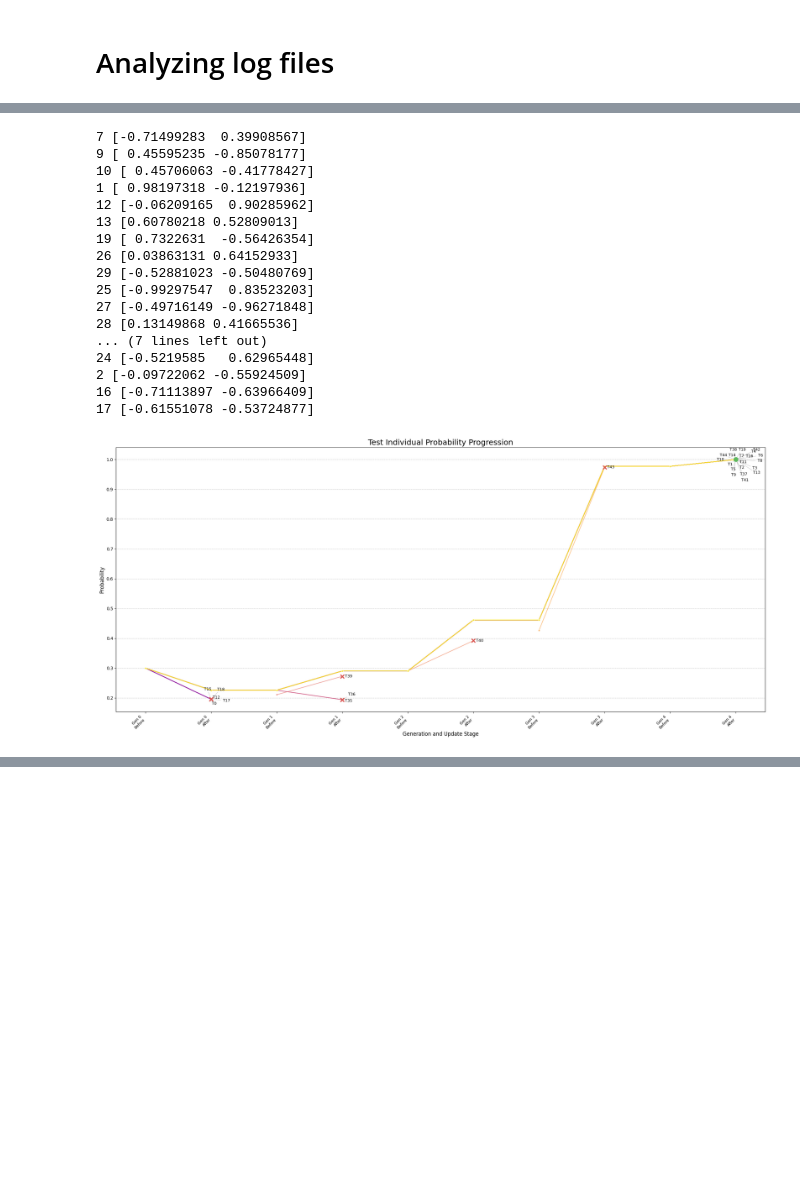
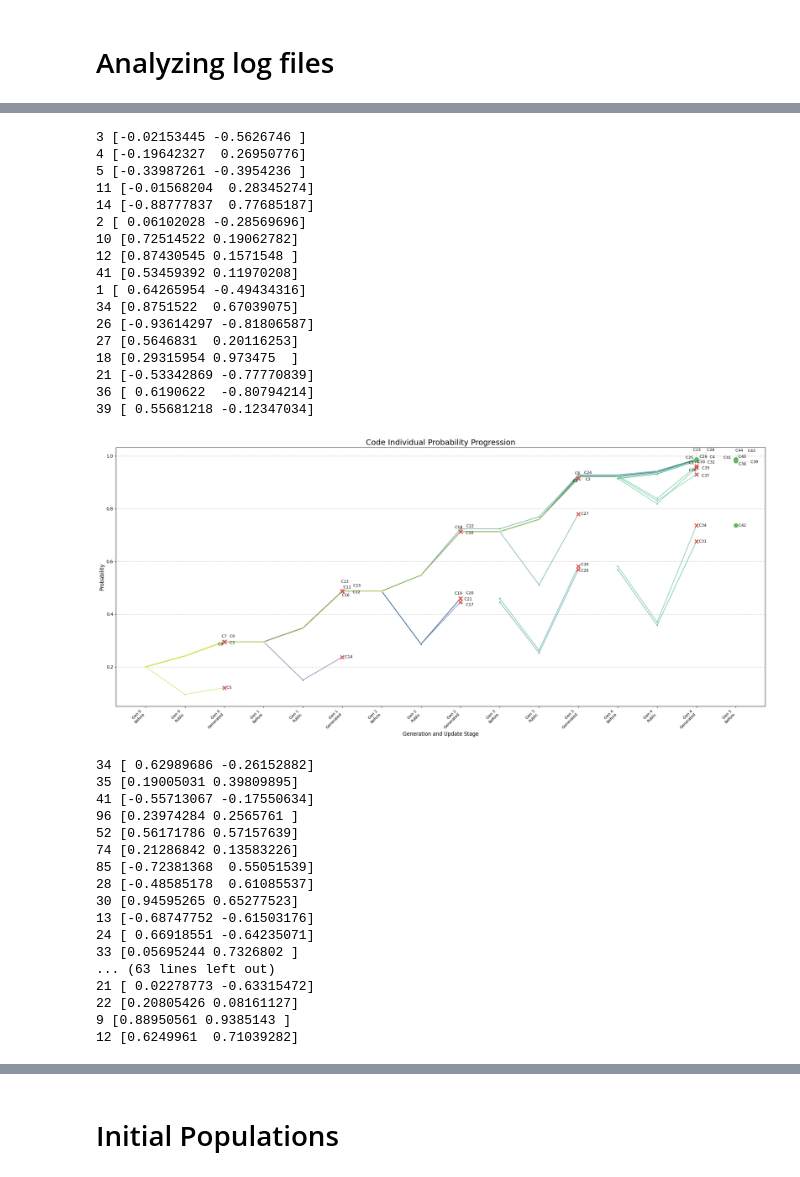
Before and after one commit to wso2-incubator/BACE, a Jupyter notebook: Experiments/notebooks/coevolution/gen_log_analyzer.ipynb, the cells around one changed output, grey strips where cells are left out. Cells and saved outputs as stored; diff of their text form; code cells hidden in the pictures; blank space fills up the shorter version.

```diff
--- a/Experiments/notebooks/coevolution/gen_log_analyzer.ipynb
+++ b/Experiments/notebooks/coevolution/gen_log_analyzer.ipynb
@@ -1416,7 +1372,7 @@ import sys
 
 LOG_FILE = '../../../logs/coevolution_run_20251117.log'
 
-RUN_TO_ANALYZE = 'test_025'
+RUN_TO_ANALYZE = 'test_043'
 PROBLEM_TO_ANALYZE = '3233'
 
 logger.remove()
@@ -1562,22 +1514,39 @@ plot_full_coevolution_dashboard(code_progression_df, test_progression_df, public
 # %%
-# plot_code_probability_progression(code_progression_df)
+plot_code_probability_progression(code_progression_df)
 plot_test_probability_progression(test_progression_df)
 # %% [output]
-7 [-0.71499283  0.39908567]
-9 [ 0.45595235 -0.85078177]
-10 [ 0.45706063 -0.41778427]
-1 [ 0.98197318 -0.12197936]
-12 [-0.06209165  0.90285962]
-13 [0.60780218 0.52809013]
-19 [ 0.7322631  -0.56426354]
-26 [0.03863131 0.64152933]
-29 [-0.52881023 -0.50480769]
-25 [-0.99297547  0.83523203]
-27 [-0.49716149 -0.96271848]
-28 [0.13149868 0.41665536]
-... (7 lines left out)
-24 [-0.5219585   0.62965448]
-2 [-0.09722062 -0.55924509]
-16 [-0.71113897 -0.63966409]
-17 [-0.61551078 -0.53724877]
+3 [-0.02153445 -0.5626746 ]
+4 [-0.19642327  0.26950776]
+5 [-0.33987261 -0.3954236 ]
+11 [-0.01568204  0.28345274]
+14 [-0.88777837  0.77685187]
+2 [ 0.06102028 -0.28569696]
+10 [0.72514522 0.19062782]
+12 [0.87430545 0.1571548 ]
+41 [0.53459392 0.11970208]
+1 [ 0.64265954 -0.49434316]
+34 [0.8751522  0.67039075]
+26 [-0.93614297 -0.81806587]
+27 [0.5646831  0.20116253]
+18 [0.29315954 0.973475  ]
+21 [-0.53342869 -0.77770839]
+36 [ 0.6190622  -0.80794214]
+39 [ 0.55681218 -0.12347034]
-[figure, old version]
+[figure, new version]
+34 [ 0.62989686 -0.26152882]
+35 [0.19005031 0.39809895]
+41 [-0.55713067 -0.17550634]
+96 [0.23974284 0.2565761 ]
+52 [0.56171786 0.57157639]
+74 [0.21286842 0.13583226]
+85 [-0.72381368  0.55051539]
+28 [-0.48585178  0.61085537]
+30 [0.94595265 0.65277523]
+13 [-0.68747752 -0.61503176]
+24 [ 0.66918551 -0.64235071]
+33 [0.05695244 0.7326802 ]
+... (63 lines left out)
+21 [ 0.02278773 -0.63315472]
+22 [0.20805426 0.08161127]
+9 [0.88950561 0.9385143 ]
+12 [0.6249961  0.71039282]
@@ -1583,0 +1554,2 @@ plot_test_probability_progression(test_progression_df)
+# %% [markdown]
+# Initial Populations
```
Also changed, not shown: parts of 10 cells of this notebook.
